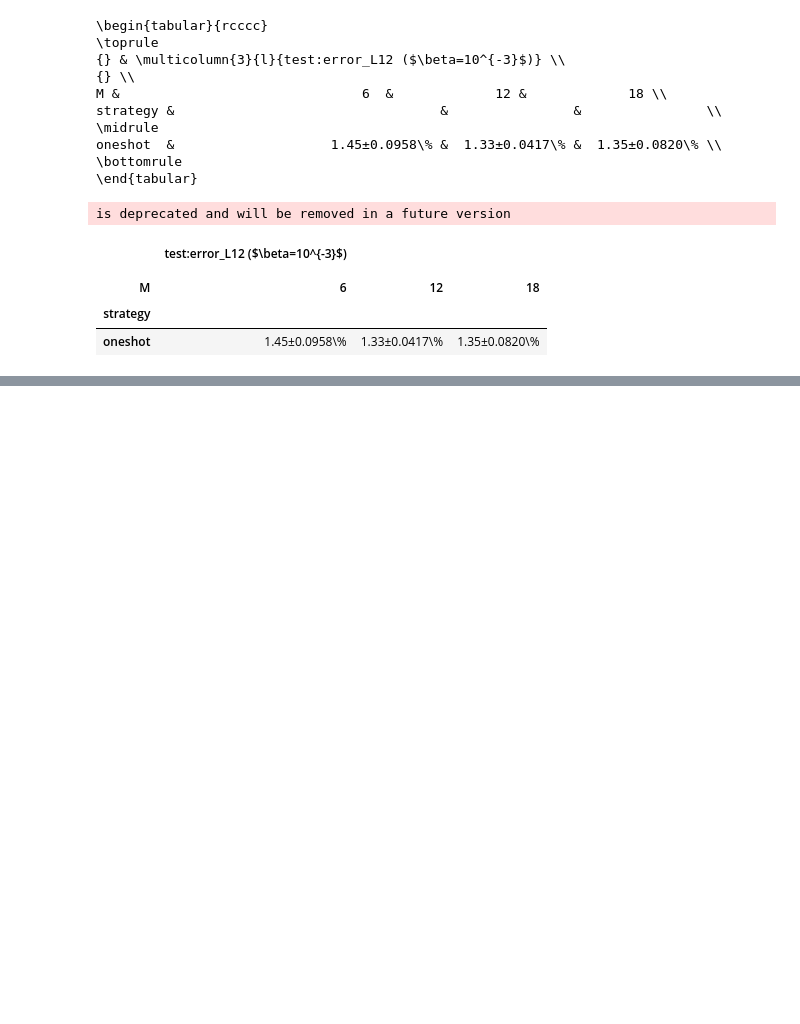
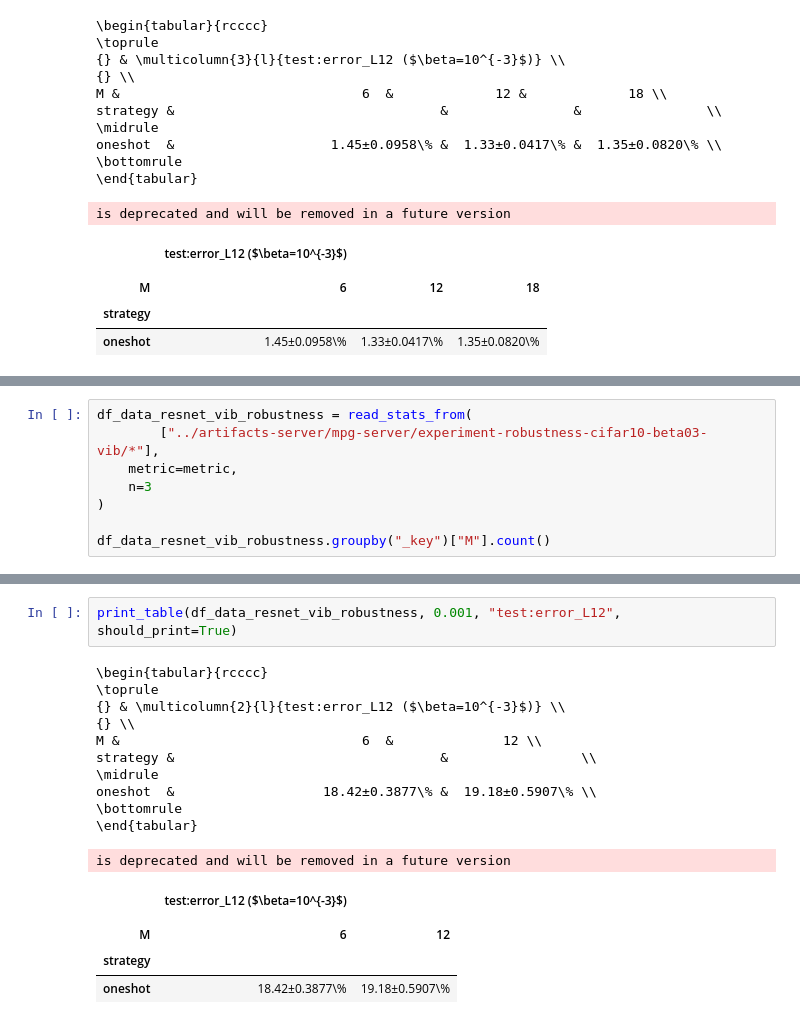
Before and after one commit to p16i/vdb, a Jupyter notebook: notebooks/plot-metric-tables.ipynb, the cells around one changed output, grey strips where cells are left out. Drawn from its saved outputs; the diff is of its cells as text; blank space fills up the shorter version.

```diff
--- a/notebooks/plot-metric-tables.ipynb
+++ b/notebooks/plot-metric-tables.ipynb
@@ -709,0 +753,8 @@ is deprecated and will be removed in a future version
+# %%
+df_data_resnet_vib_robustness = read_stats_from(
+        ["../artifacts-server/mpg-server/experiment-robustness-cifar10-beta03-vib/*"],
+    metric=metric,
+    n=3
+)
+
+df_data_resnet_vib_robustness.groupby("_key")["M"].count()
@@ -709,0 +769,19 @@ is deprecated and will be removed in a future version
+# %%
+print_table(df_data_resnet_vib_robustness, 0.001, "test:error_L12", should_print=True)
+# %% [output]
+\begin{tabular}{rcccc}
+\toprule
+{} & \multicolumn{2}{l}{test:error_L12 ($\beta=10^{-3}$)} \\
+{} \\
+M &                               6  &              12 \\
+strategy &                                  &                 \\
+\midrule
+oneshot  &                   18.42±0.3877\% &  19.18±0.5907\% \\
+\bottomrule
+\end{tabular}
+is deprecated and will be removed in a future version
+|  | test:error_L12 ($\beta=10^{-3}$) |  |
+|  |  |  |
+| M | 6 | 12 |
+| strategy |  |  |
+| oneshot | 18.42±0.3877\% | 19.18±0.5907\% |
```
Also changed, not shown: parts of 10 cells of this notebook.
